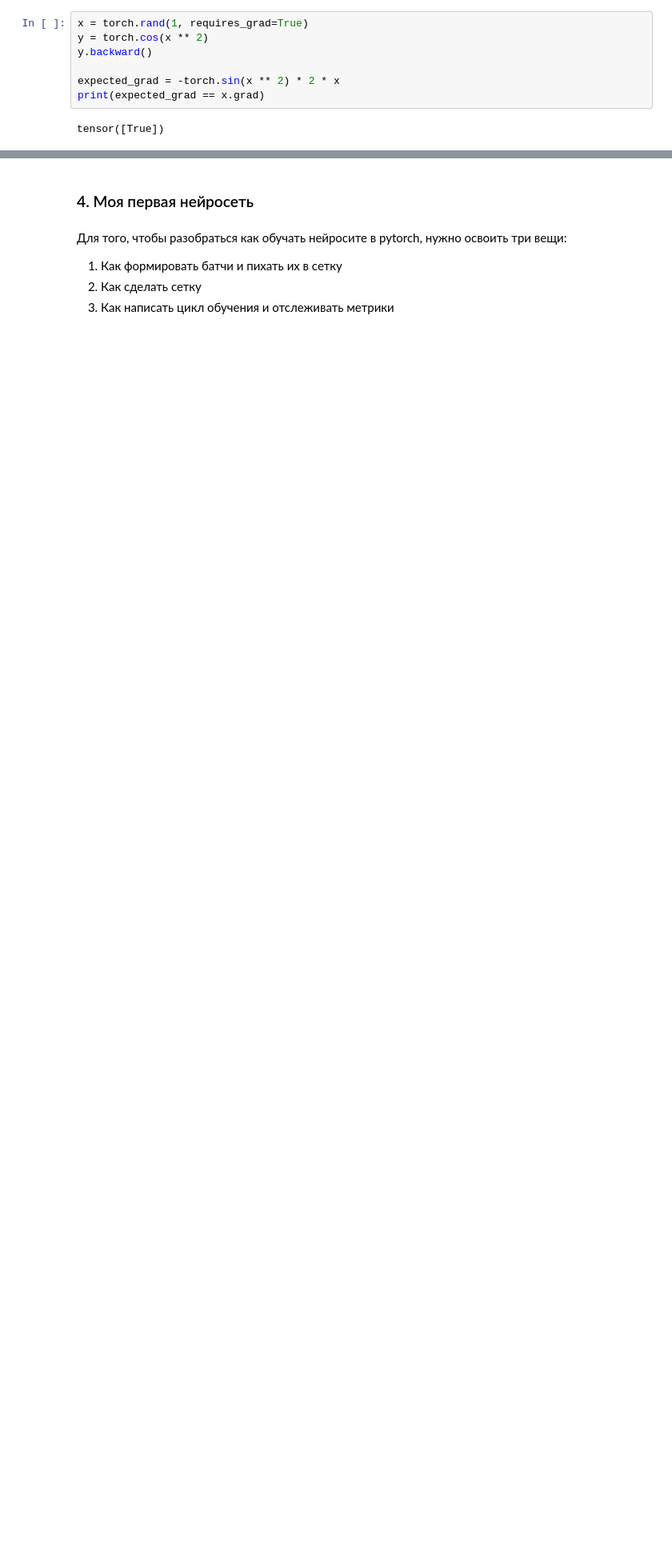
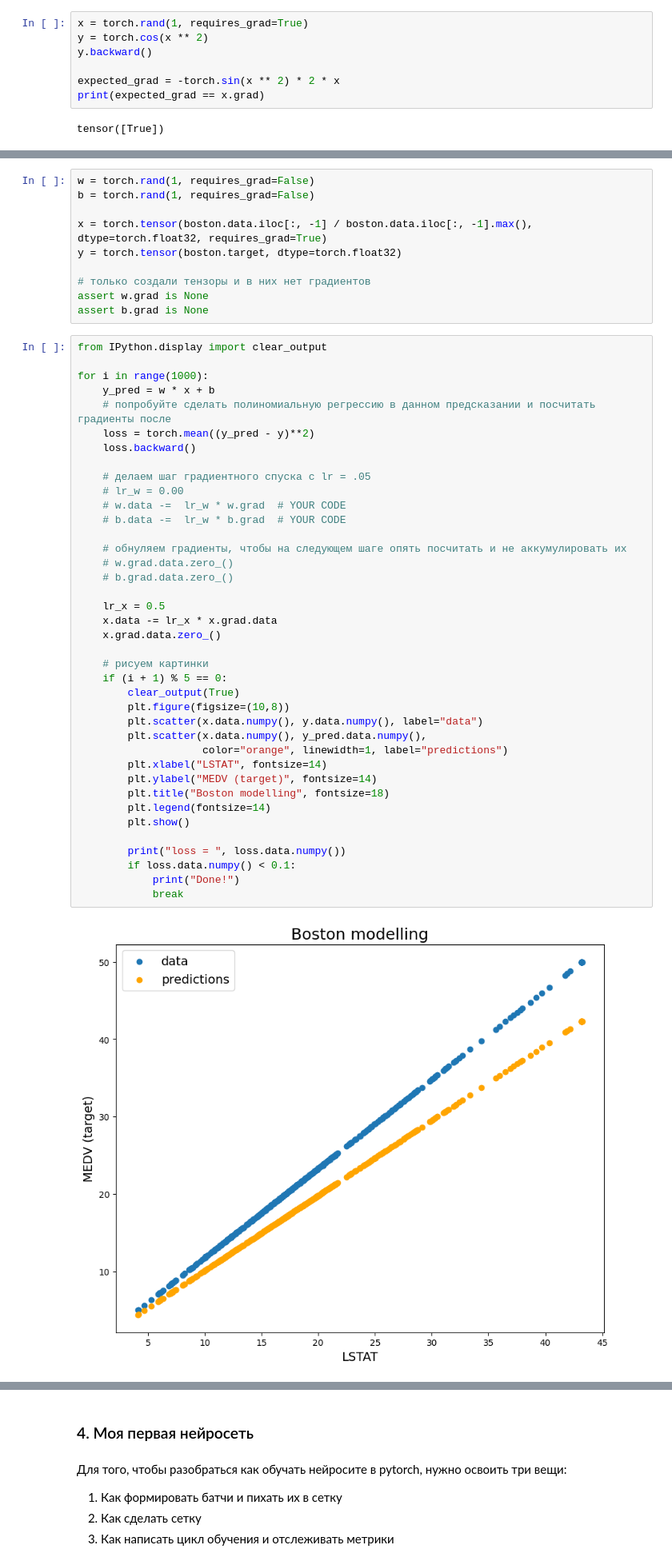
Before and after one commit to SciWake/Deep-Learning, a Jupyter notebook: Deep_learning_hse/seminars/sem01/sem01.ipynb, the cells around one changed output, grey strips where cells are left out. Shown: that part at 80% size. Saved outputs shown, nothing was run; the diff lists cells and outputs as text; blank space fills up the shorter version.

```diff
--- a/Deep_learning_hse/seminars/sem01/sem01.ipynb
+++ b/Deep_learning_hse/seminars/sem01/sem01.ipynb
@@ -403,0 +423,51 @@ tensor([True])
+# %%
+w = torch.rand(1, requires_grad=False)
+b = torch.rand(1, requires_grad=False)
+
+x = torch.tensor(boston.data.iloc[:, -1] / boston.data.iloc[:, -1].max(), dtype=torch.float32, requires_grad=True)
+y = torch.tensor(boston.target, dtype=torch.float32)
+
+# только создали тензоры и в них нет градиентов
+assert w.grad is None
+assert b.grad is None
+# %%
+from IPython.display import clear_output
+
+for i in range(1000):
+    y_pred = w * x + b
+    # попробуйте сделать полиномиальную регрессию в данном предсказании и посчитать градиенты после
+    loss = torch.mean((y_pred - y)**2)
+    loss.backward()
+
+    # делаем шаг градиентного спуска с lr = .05
+    # lr_w = 0.00
+    # w.data -=  lr_w * w.grad  # YOUR CODE
+    # b.data -=  lr_w * b.grad  # YOUR CODE
+
+    # обнуляем градиенты, чтобы на следующем шаге опять посчитать и не аккумулировать их
+    # w.grad.data.zero_()
+    # b.grad.data.zero_()
+
+    lr_x = 0.5
+    x.data -= lr_x * x.grad.data
+    x.grad.data.zero_()
+
+    # рисуем картинки
+    if (i + 1) % 5 == 0:
+        clear_output(True)
+        plt.figure(figsize=(10,8))
+        plt.scatter(x.data.numpy(), y.data.numpy(), label="data")
+        plt.scatter(x.data.numpy(), y_pred.data.numpy(),
+                    color="orange", linewidth=1, label="predictions")
+        plt.xlabel("LSTAT", fontsize=14)
+        plt.ylabel("MEDV (target)", fontsize=14)
+        plt.title("Boston modelling", fontsize=18)
+        plt.legend(fontsize=14)
+        plt.show()
+
+        print("loss = ", loss.data.numpy())
+        if loss.data.numpy() < 0.1:
+            print("Done!")
+            break
+# %% [output]
+[figure, added]
```
Also changed, not shown: parts of 14 cells of this notebook.
